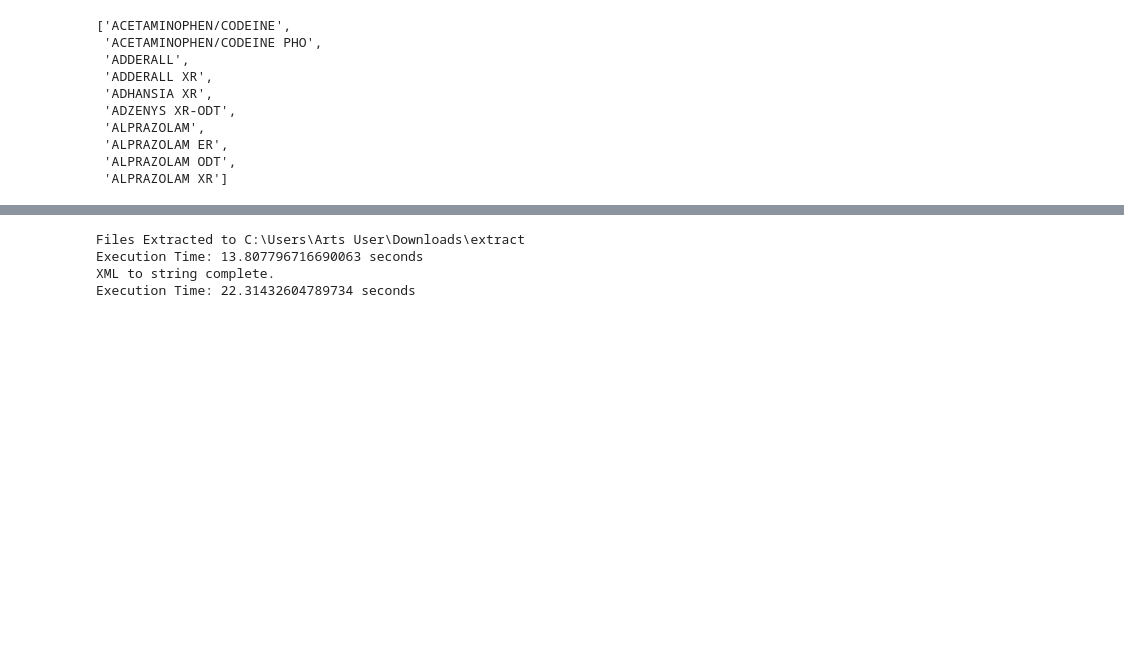
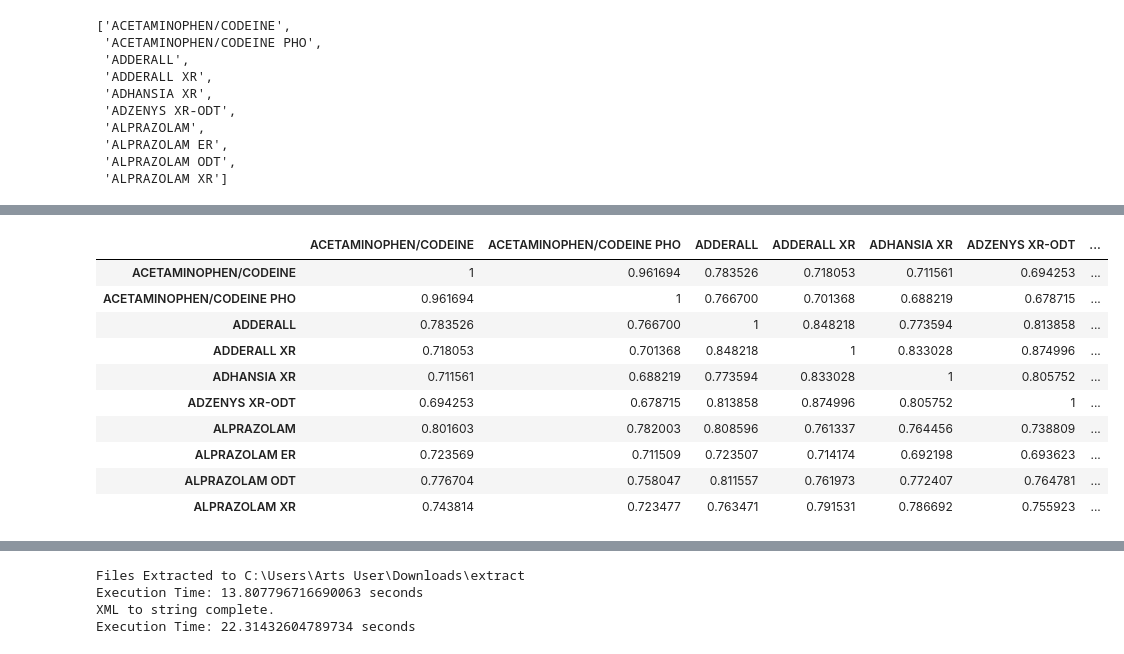
Before and after one commit to mastervel/BLP-Demand-Estimation-Prescription-Drugs, a Jupyter notebook: Text Analysis.ipynb, the cells around one changed output, grey strips where cells are left out. Cells and saved outputs as stored; diff of their text form; code cells hidden in the pictures; blank space fills up the shorter version.

```diff
--- a/Text Analysis.ipynb
+++ b/Text Analysis.ipynb
@@ -456,0 +578,23 @@ zip_file_path
+# %%
+def color_code_v2(value):
+    if value == 1:
+        color = 'background-color: white'
+    else:
+        intensity = 255 - int((1 - value)**0.65 * 255)  # Compute intensity based on value
+        color = f'background-color: rgb({255}, {intensity}, {intensity})'
+    return color
+# %%
+colored_table_v2 = cosine_table_v2.style.applymap(color_code_v2)
+colored_table_v2
+# %% [output]
+|  | ACETAMINOPHEN/CODEINE | ACETAMINOPHEN/CODEINE PHO | ADDERALL | ADDERALL XR | ADHANSIA XR | ADZENYS XR-ODT | ... |
+| ACETAMINOPHEN/CODEINE | 1 | 0.961694 | 0.783526 | 0.718053 | 0.711561 | 0.694253 | ... |
+| ACETAMINOPHEN/CODEINE PHO | 0.961694 | 1 | 0.766700 | 0.701368 | 0.688219 | 0.678715 | ... |
+| ADDERALL | 0.783526 | 0.766700 | 1 | 0.848218 | 0.773594 | 0.813858 | ... |
+| ADDERALL XR | 0.718053 | 0.701368 | 0.848218 | 1 | 0.833028 | 0.874996 | ... |
+| ADHANSIA XR | 0.711561 | 0.688219 | 0.773594 | 0.833028 | 1 | 0.805752 | ... |
+| ADZENYS XR-ODT | 0.694253 | 0.678715 | 0.813858 | 0.874996 | 0.805752 | 1 | ... |
+| ALPRAZOLAM | 0.801603 | 0.782003 | 0.808596 | 0.761337 | 0.764456 | 0.738809 | ... |
+| ALPRAZOLAM ER | 0.723569 | 0.711509 | 0.723507 | 0.714174 | 0.692198 | 0.693623 | ... |
+| ALPRAZOLAM ODT | 0.776704 | 0.758047 | 0.811557 | 0.761973 | 0.772407 | 0.764781 | ... |
+| ALPRAZOLAM XR | 0.743814 | 0.723477 | 0.763471 | 0.791531 | 0.786692 | 0.755923 | ... |
```
Also changed, not shown: parts of 23 cells of this notebook.
